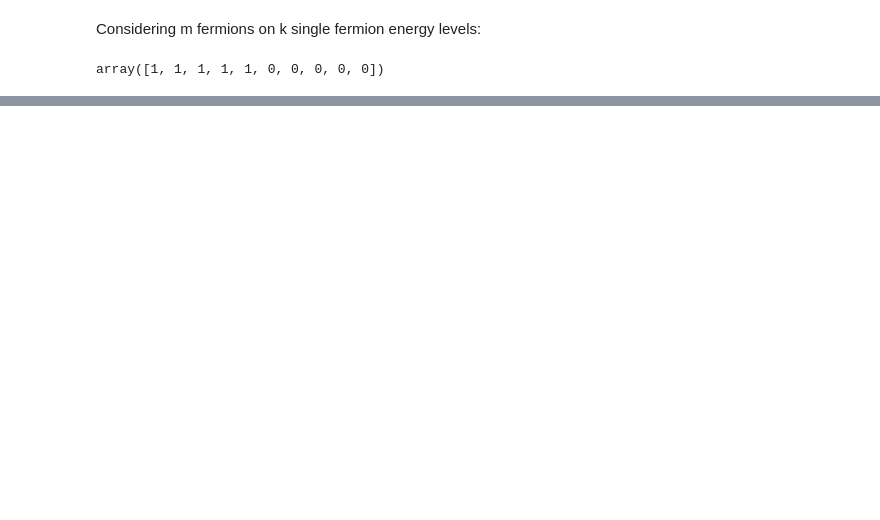
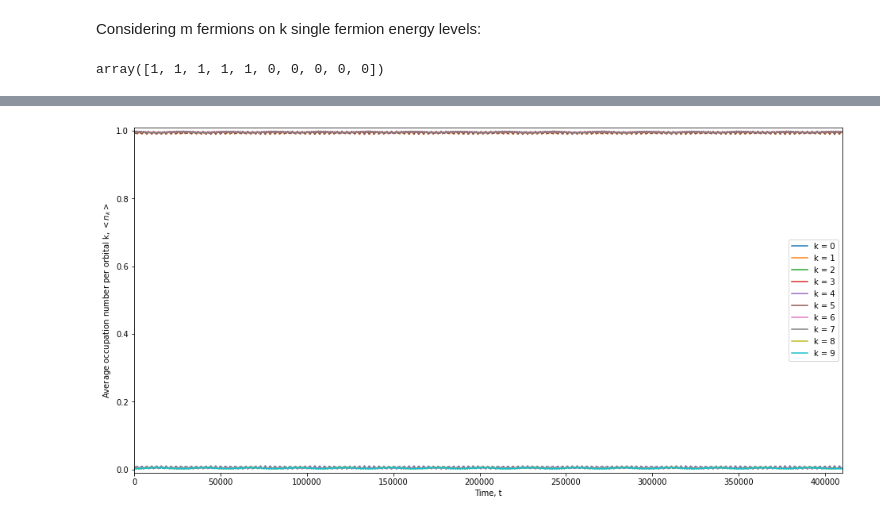
Before and after one commit to justas-b/strongly-interacting-many-body-systems-using-GPUs, a Jupyter notebook: main_code.ipynb, the cells around one changed output, grey strips where cells are left out. Drawn from its saved outputs; the diff is of its cells as text; code cells hidden in the pictures; blank space fills up the shorter version.

```diff
--- a/main_code.ipynb
+++ b/main_code.ipynb
@@ -319,0 +281,2 @@ axes.legend()
+# %%
+runs = 1000
@@ -319,0 +292,65 @@ axes.legend()
+# %%
+s = np.zeros(size(k,m))
+
+s[init_state] = 1
+
+t = np.empty(runs)
+k0 = np.empty(runs)
+k1 = np.empty(runs)
+k2 = np.empty(runs)
+k3 = np.empty(runs)
+k4 = np.empty(runs)
+k5 = np.empty(runs)
+k6 = np.empty(runs)
+k7 = np.empty(runs)
+k8 = np.empty(runs)
+k9 = np.empty(runs)
+dt = time_step(init_state, sigma_w)
+
+for i in range(runs):
+    t[i] = dt*i
+
+    if i==0:
+        k0[i] = occupation_number(s, 0)
+        k1[i] = occupation_number(s, 1)
+        k2[i] = occupation_number(s, 2)
+        k3[i] = occupation_number(s, 3)
+        k4[i] = occupation_number(s, 4)
+        k5[i] = occupation_number(s, 5)
+        k6[i] = occupation_number(s, 6)
+        k7[i] = occupation_number(s, 7)
+        k8[i] = occupation_number(s, 8)
+        k9[i] = occupation_number(s, 9)
+    else:
+        s = next_state(V_t(dt), s)
+        k0[i] = occupation_number(s, 0)
+        k1[i] = occupation_number(s, 1)
+        k2[i] = occupation_number(s, 2)
+        k3[i] = occupation_number(s, 3)
+        k4[i] = occupation_number(s, 4)
+        k5[i] = occupation_number(s, 5)
+        k6[i] = occupation_number(s, 6)
+        k7[i] = occupation_number(s, 7)
+        k8[i] = occupation_number(s, 8)
+        k9[i] = occupation_number(s, 9)
+
+fig, axes = plt.subplots(figsize=((16,8)))
+axes.plot(t,k0, label='k = 0')
+axes.plot(t,k1, label='k = 1')
+axes.plot(t,k2, label='k = 2')
+axes.plot(t,k3, label='k = 3')
+axes.plot(t,k4, label='k = 4')
+axes.plot(t,k5, label='k = 5')
+axes.plot(t,k6, label='k = 6')
+axes.plot(t,k7, label='k = 7')
+axes.plot(t,k8, label='k = 8')
+axes.plot(t,k9, label='k = 9')
+axes.set_ylim((-0.01,1.01))
+axes.set_xlim((0,t[-1]))
+axes.set_xlabel("Time, t")
+axes.set_ylabel(r"Average occupation number per orbital k, $<n_{k}>$")
+#axes.set_title(f"Evolution of state {init_state} with $\sigma$ = {sigma_w}")
+axes.legend()
+fig.savefig("sigma_0_001")
+# %% [output]
+[figure, added]
```
Also changed, not shown: parts of 34 cells of this notebook.
